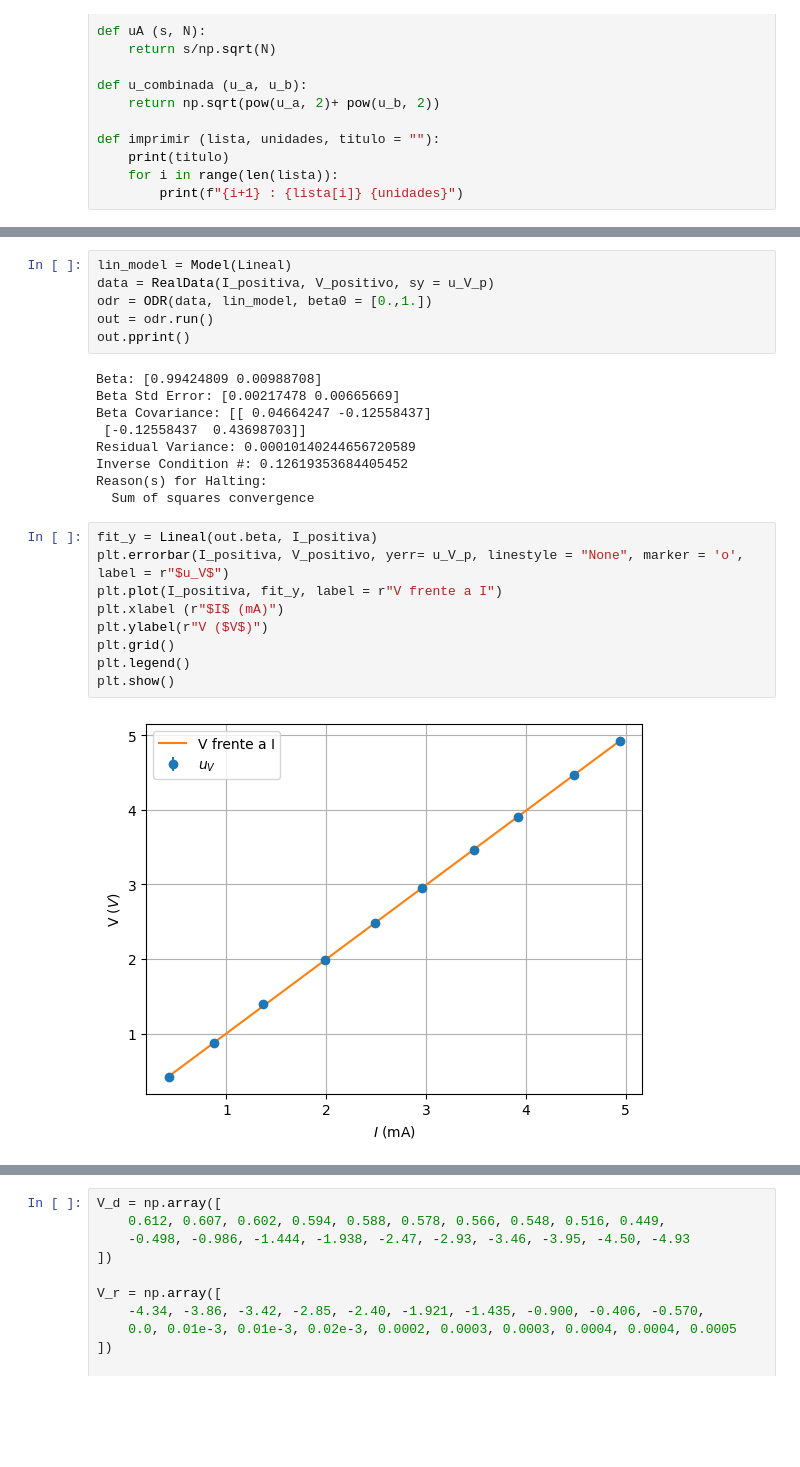
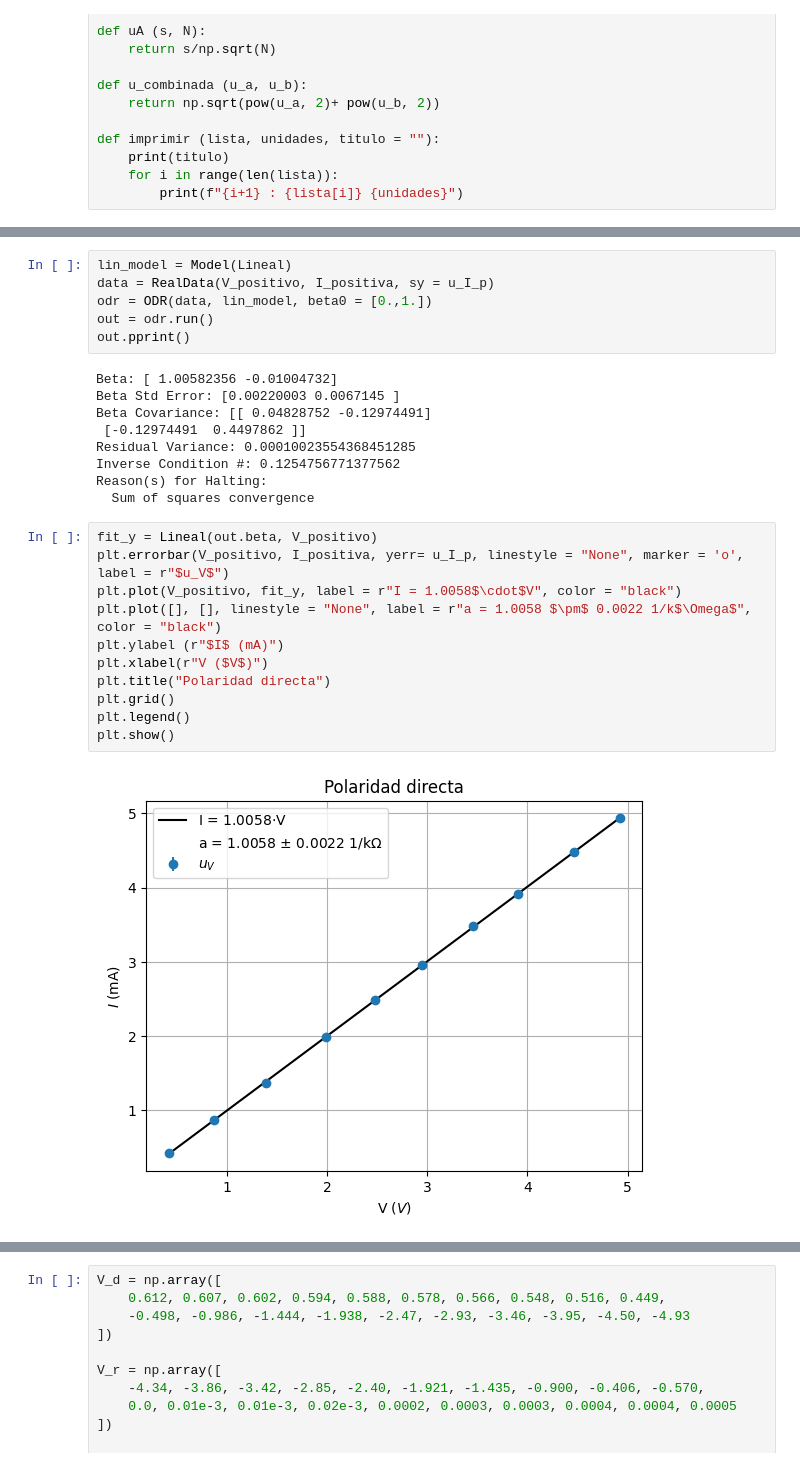
Before and after one commit to LagrangianLad/physics-lab, a Jupyter notebook: Introduction to experimental physics/Practice 8 ohm/PRÁCTICA 8 LEY DE OHM.ipynb, the cells around one changed output, grey strips where cells are left out. Saved outputs shown, nothing was run; the diff lists cells and outputs as text; blank space fills up the shorter version.

```diff
--- a/Introduction to experimental physics/Practice 8 ohm/PRÁCTICA 8 LEY DE OHM.ipynb
+++ b/Introduction to experimental physics/Practice 8 ohm/PRÁCTICA 8 LEY DE OHM.ipynb
@@ -229,28 +323,30 @@ I_total = I_positiva + I_negativa #mA
 # %%
 lin_model = Model(Lineal)
-data = RealData(I_positiva, V_positivo, sy = u_V_p)
+data = RealData(V_positivo, I_positiva, sy = u_I_p)
 odr = ODR(data, lin_model, beta0 = [0.,1.])
 out = odr.run()
 out.pprint()
 # %% [output]
-Beta: [0.99424809 0.00988708]
-Beta Std Error: [0.00217478 0.00665669]
-Beta Covariance: [[ 0.04664247 -0.12558437]
- [-0.12558437  0.43698703]]
-Residual Variance: 0.00010140244656720589
-Inverse Condition #: 0.12619353684405452
+Beta: [ 1.00582356 -0.01004732]
+Beta Std Error: [0.00220003 0.0067145 ]
+Beta Covariance: [[ 0.04828752 -0.12974491]
+ [-0.12974491  0.4497862 ]]
+Residual Variance: 0.00010023554368451285
+Inverse Condition #: 0.1254756771377562
 Reason(s) for Halting:
   Sum of squares convergence
 # %%
-fit_y = Lineal(out.beta, I_positiva)
-plt.errorbar(I_positiva, V_positivo, yerr= u_V_p, linestyle = "None", marker = 'o', label = r"$u_V$")
-plt.plot(I_positiva, fit_y, label = r"V frente a I")
-plt.xlabel (r"$I$ (mA)")
-plt.ylabel(r"V ($V$)")
+fit_y = Lineal(out.beta, V_positivo)
+plt.errorbar(V_positivo, I_positiva, yerr= u_I_p, linestyle = "None", marker = 'o', label = r"$u_V$")
+plt.plot(V_positivo, fit_y, label = r"I = 1.0058$\cdot$V", color = "black")
+plt.plot([], [], linestyle = "None", label = r"a = 1.0058 $\pm$ 0.0022 1/k$\Omega$", color = "black")
+plt.ylabel (r"$I$ (mA)")
+plt.xlabel(r"V ($V$)")
+plt.title("Polaridad directa")
 plt.grid()
 plt.legend()
 plt.show()
 # %% [output]
-[figure, old version]
+[figure, new version]
 # %%
 lin_model = Model(Lineal)
```
Also changed, not shown: parts of 19 cells of this notebook, 9 other files.
